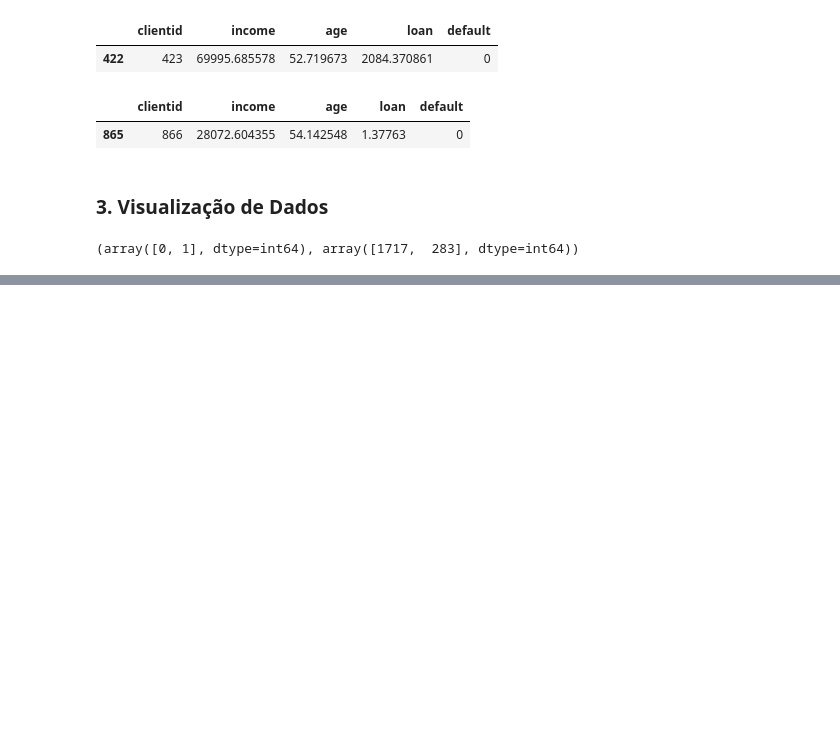
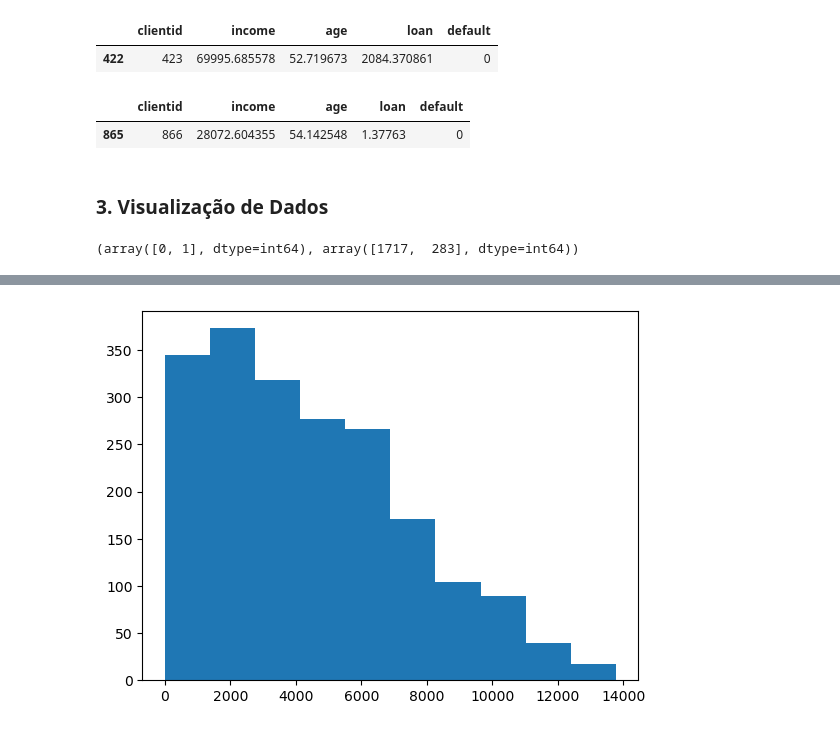
Before and after one commit to JansRodriguez/MachineLearningAaZ, a Jupyter notebook: ExercicioUm.ipynb, the cells around one changed output, grey strips where cells are left out. Drawn from its saved outputs; the diff is of its cells as text; code cells hidden in the pictures; blank space fills up the shorter version.

```diff
--- a/ExercicioUm.ipynb
+++ b/ExercicioUm.ipynb
@@ -95,0 +108,4 @@ np.unique(dados['default'], return_counts=True)
+# %%
+plt.hist(x=dados['loan']);
+# %% [output]
+[figure, added]
```
Also changed, not shown: parts of 3 cells of this notebook.
